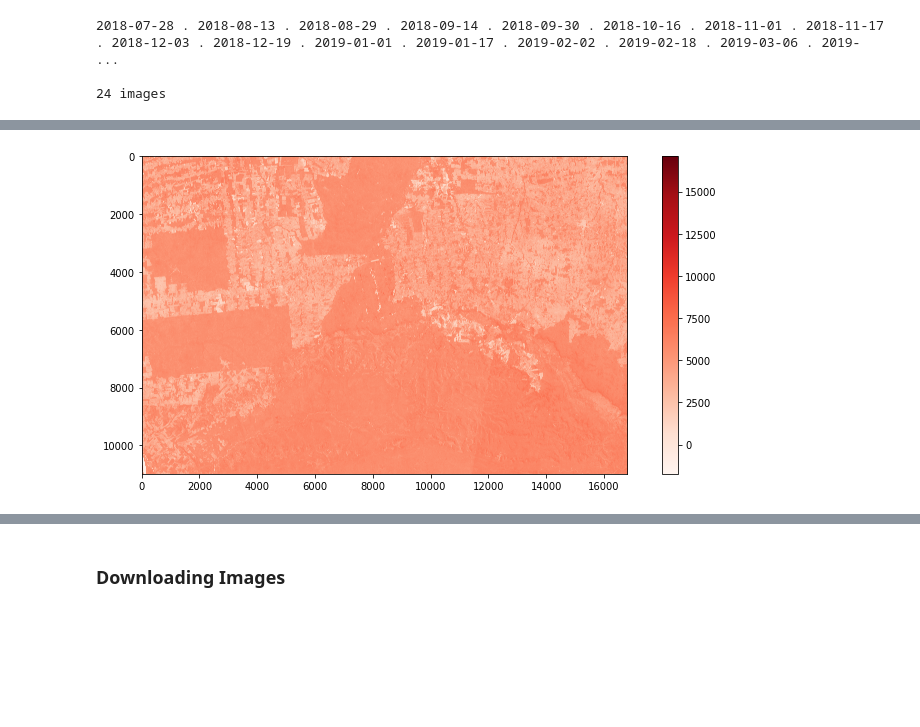
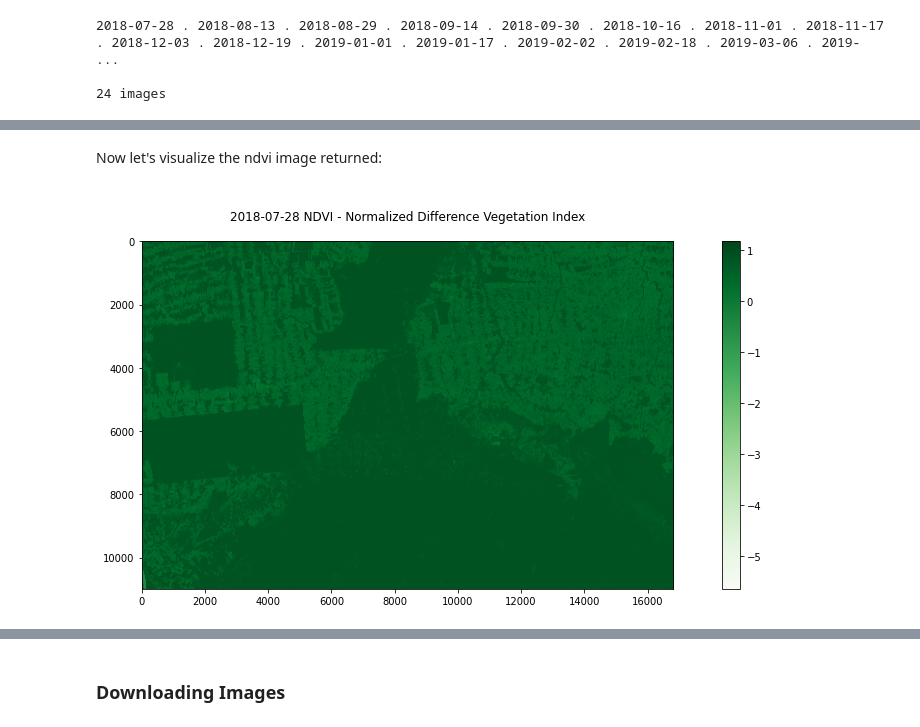
Before and after one commit to AbnerErnaniADSFatec/sample-assessment-data-science, a Jupyter notebook: ImageProcessingSER413TrabalhoFinalAbnerAnjos.ipynb, the cells around one changed output, grey strips where cells are left out. Drawn from its saved outputs; the diff is of its cells as text; code cells hidden in the pictures; blank space fills up the shorter version.

```diff
--- a/ImageProcessingSER413TrabalhoFinalAbnerAnjos.ipynb
+++ b/ImageProcessingSER413TrabalhoFinalAbnerAnjos.ipynb
@@ -139,3 +143,2 @@ As result there are 24 images available for this region. If we calculate it was
 # %%
-d = 2
-evi = eodatacube.select(band="evi", time=dates[d])
+d = 0
@@ -142,10 +151,15 @@ evi = eodatacube.select(band="evi", time=dates[d])
+# %%
+ndvi = eodatacube.calculateNDVI(time = dates[d])
+ndvi = ndvi.values[0]
+# %% [markdown]
+Now let's visualize the ndvi image returned:
 # %%
-evi = evi.values[0]
-plt.figure(figsize=(10, 5))
-colormap = plt.get_cmap('Reds', 1000)
-plt.imshow(evi, cmap=colormap)
+plt.figure(figsize=(14, 6))
+colormap = plt.get_cmap('Greens', 1000)
+plt.imshow(ndvi, cmap=colormap)
+plt.title(f"\n{dates[d]} NDVI - Normalized Difference Vegetation Index\n")
 plt.tight_layout()
 plt.colorbar()
 plt.show()
 # %% [output]
-[figure, old version]
+[figure, new version]
```
Also changed, not shown: parts of 52 cells of this notebook, 5 other files.
